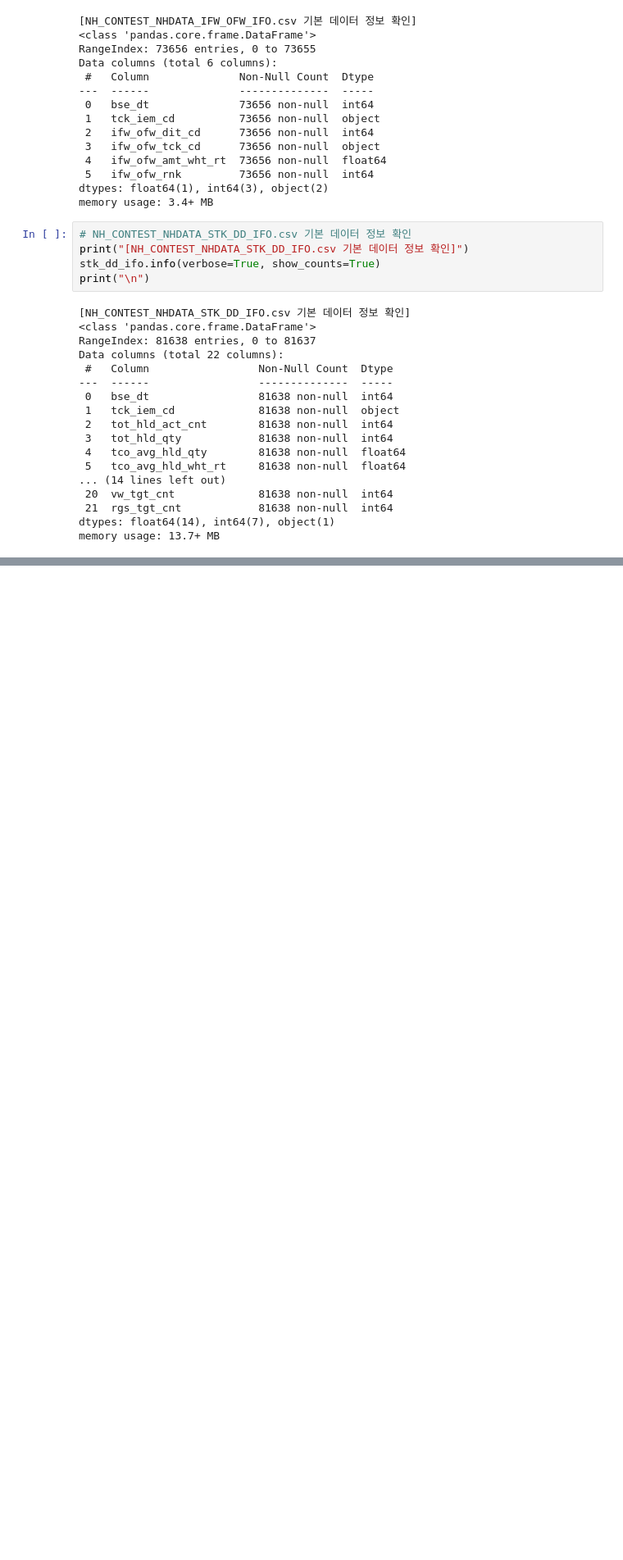
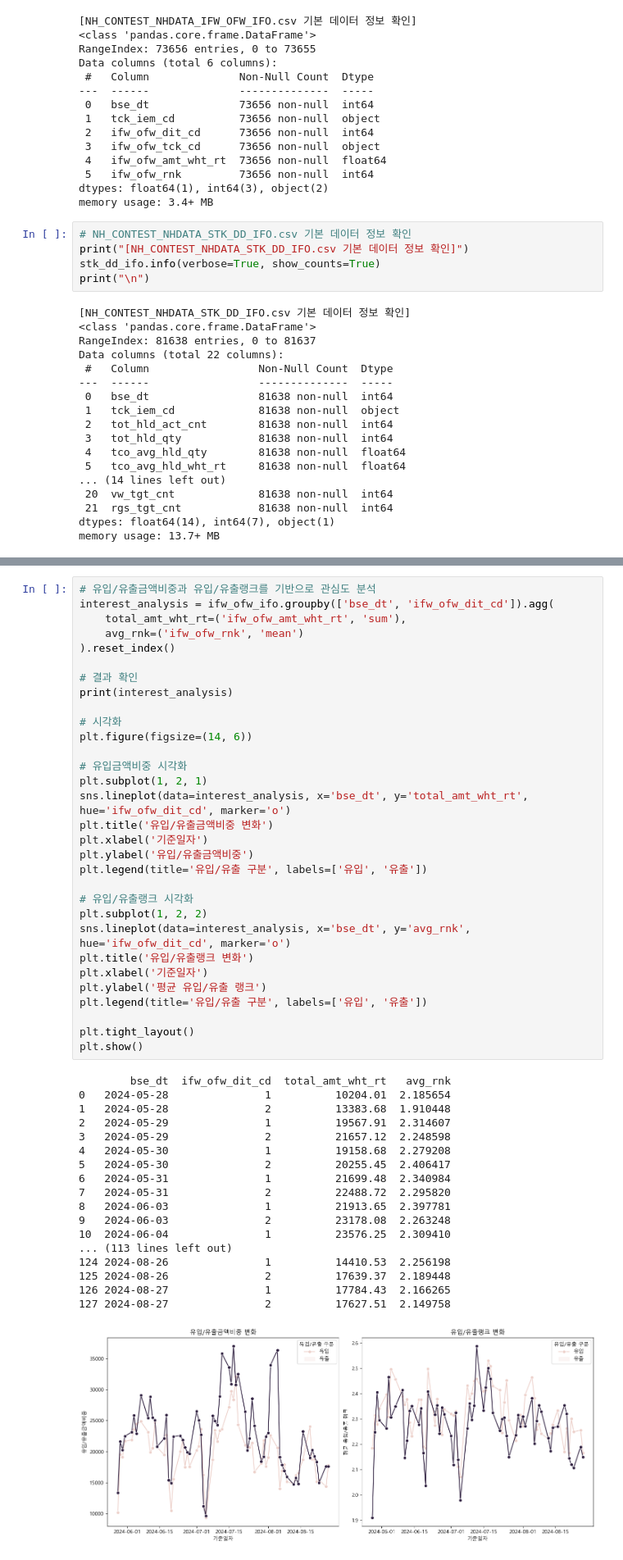
Before and after one commit to froggy-hyun/24NH_bigdata, a Jupyter notebook: code_sunghyun.ipynb, the cells around one changed output, grey strips where cells are left out. Shown at 82% size. Cells and saved outputs as stored; diff of their text form; blank space fills up the shorter version.

```diff
--- a/code_sunghyun.ipynb
+++ b/code_sunghyun.ipynb
@@ -87,0 +340,50 @@ memory usage: 13.7+ MB
+# %%
+# 유입/유출금액비중과 유입/유출랭크를 기반으로 관심도 분석
+interest_analysis = ifw_ofw_ifo.groupby(['bse_dt', 'ifw_ofw_dit_cd']).agg(
+    total_amt_wht_rt=('ifw_ofw_amt_wht_rt', 'sum'),
+    avg_rnk=('ifw_ofw_rnk', 'mean')
+).reset_index()
+
+# 결과 확인
+print(interest_analysis)
+
+# 시각화
+plt.figure(figsize=(14, 6))
+
+# 유입금액비중 시각화
+plt.subplot(1, 2, 1)
+sns.lineplot(data=interest_analysis, x='bse_dt', y='total_amt_wht_rt', hue='ifw_ofw_dit_cd', marker='o')
+plt.title('유입/유출금액비중 변화')
+plt.xlabel('기준일자')
+plt.ylabel('유입/유출금액비중')
+plt.legend(title='유입/유출 구분', labels=['유입', '유출'])
+
+# 유입/유출랭크 시각화
+plt.subplot(1, 2, 2)
+sns.lineplot(data=interest_analysis, x='bse_dt', y='avg_rnk', hue='ifw_ofw_dit_cd', marker='o')
+plt.title('유입/유출랭크 변화')
+plt.xlabel('기준일자')
+plt.ylabel('평균 유입/유출 랭크')
+plt.legend(title='유입/유출 구분', labels=['유입', '유출'])
+
+plt.tight_layout()
+plt.show()
+# %% [output]
+        bse_dt  ifw_ofw_dit_cd  total_amt_wht_rt   avg_rnk
+0   2024-05-28               1          10204.01  2.185654
+1   2024-05-28               2          13383.68  1.910448
+2   2024-05-29               1          19567.91  2.314607
+3   2024-05-29               2          21657.12  2.248598
+4   2024-05-30               1          19158.68  2.279208
+5   2024-05-30               2          20255.45  2.406417
+6   2024-05-31               1          21699.48  2.340984
+7   2024-05-31               2          22488.72  2.295820
+8   2024-06-03               1          21913.65  2.397781
+9   2024-06-03               2          23178.08  2.263248
+10  2024-06-04               1          23576.25  2.309410
+... (113 lines left out)
+124 2024-08-26               1          14410.53  2.256198
+125 2024-08-26               2          17639.37  2.189448
+126 2024-08-27               1          17784.43  2.166265
+127 2024-08-27               2          17627.51  2.149758
+[figure, added]
```
Also changed, not shown: parts of 20 cells of this notebook.
